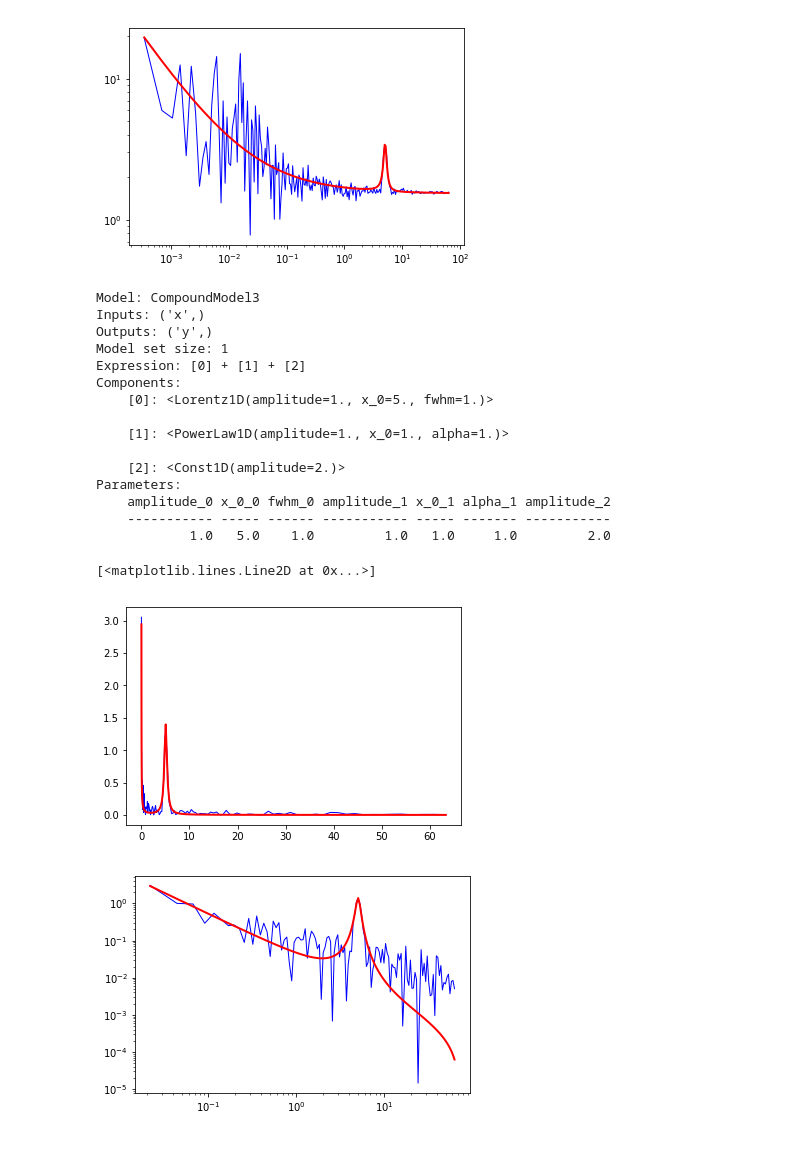
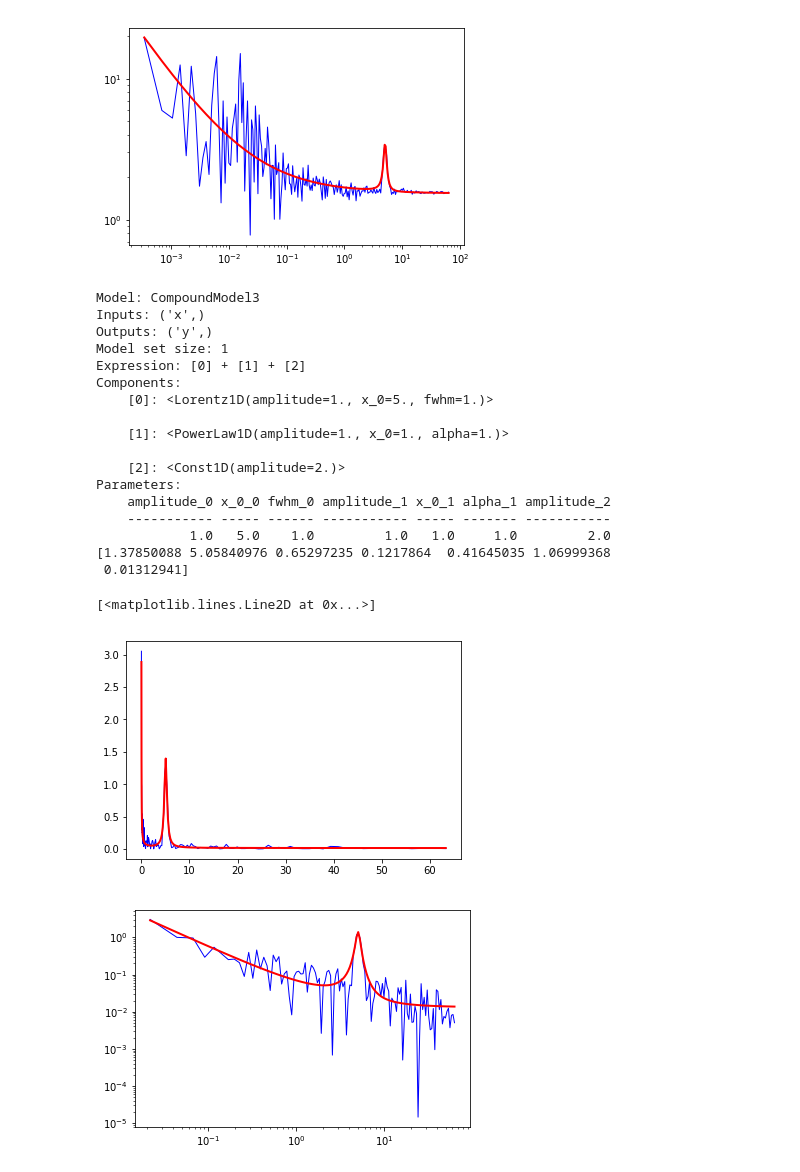
Before and after one commit to swapsha96/gsoc-learning, a Jupyter notebook: week2/Averaged Cross Spectrum.ipynb, the cells around one changed output. Cells and saved outputs as stored; diff of their text form; code cells hidden in the pictures.

```diff
--- a/week2/Averaged Cross Spectrum.ipynb
+++ b/week2/Averaged Cross Spectrum.ipynb
@@ -144,9 +144,9 @@ def fit_crossspectrum(cs, model, starting_pars, max_post=False, priors=None,
     noise.
     """
     if priors:
-        lgauss = GaussianPosterior(cs.freq, cs.power, model, priors=priors)
+        lgauss = GaussianPosterior(cs.freq, np.abs(cs.power), model, priors=priors, yerr=cs.power_err)
     else:
-        lgauss = GaussianLogLikelihood(cs.freq, cs.power, model=model, yerr=cs.power_err)
+        lgauss = GaussianLogLikelihood(cs.freq, np.abs(cs.power), model=model, yerr=cs.power_err)
 
     parest = PSDParEst(cs, fitmethod=fitmethod, max_post=max_post)
     res = parest.fit(lgauss, starting_pars, neg=True)
@@ -195,36 +195,42 @@ Parameters:
 model_to_test = models.Lorentz1D(x_0=5.) + models.PowerLaw1D() + models.Const1D(amplitude=2)
 print(model_to_test)
 
-t0 = [1.0, 5.0, 1.0, 1.0, 1.0, 1.0, 2.0]
+t0 = [1.0, 5.0, 6.6, 1.0, 1.0, 1.0, 2.0]
 parest, res = fit_crossspectrum(avg_cs1,model_to_test,t0)
+
+print(res.model.parameters)
+
+# SLSQP, TNC, BFGS, CG, Nelder-Mead
 
 # plotting
 n = len(avg_cs1.freq)
 range_start, range_stop = int(0 * n / 64), int(64 * n / 64)
 
 plt.figure()
 plt.plot(avg_cs1.freq[range_start:range_stop], np.abs(avg_cs1.power)[range_start:range_stop], lw=1, color='blue')
 plt.plot(avg_cs1.freq[range_start:range_stop], np.abs(res.mfit)[range_start:range_stop], lw=2, color="red")
 
 plt.figure()
 plt.loglog(avg_cs1.freq[range_start:range_stop], np.abs(avg_cs1.power)[range_start:range_stop], lw=1, color='blue')
 plt.loglog(avg_cs1.freq[range_start:range_stop], np.abs(res.mfit)[range_start:range_stop], lw=2, color="red")
 # %% [output]
 Model: CompoundModel3
 Inputs: ('x',)
 Outputs: ('y',)
 Model set size: 1
 Expression: [0] + [1] + [2]
 Components:
     [0]: <Lorentz1D(amplitude=1., x_0=5., fwhm=1.)>
 
     [1]: <PowerLaw1D(amplitude=1., x_0=1., alpha=1.)>
 
     [2]: <Const1D(amplitude=2.)>
 Parameters:
     amplitude_0 x_0_0 fwhm_0 amplitude_1 x_0_1 alpha_1 amplitude_2
     ----------- ----- ------ ----------- ----- ------- -----------
             1.0   5.0    1.0         1.0   1.0     1.0         2.0
+[1.37850088 5.05840976 0.65297235 0.1217864  0.41645035 1.06999368
+ 0.01312941]
 [<matplotlib.lines.Line2D at 0x...>]
-[figure, old version]
+[figure, new version]
-[figure, old version]
+[figure, new version]
```
